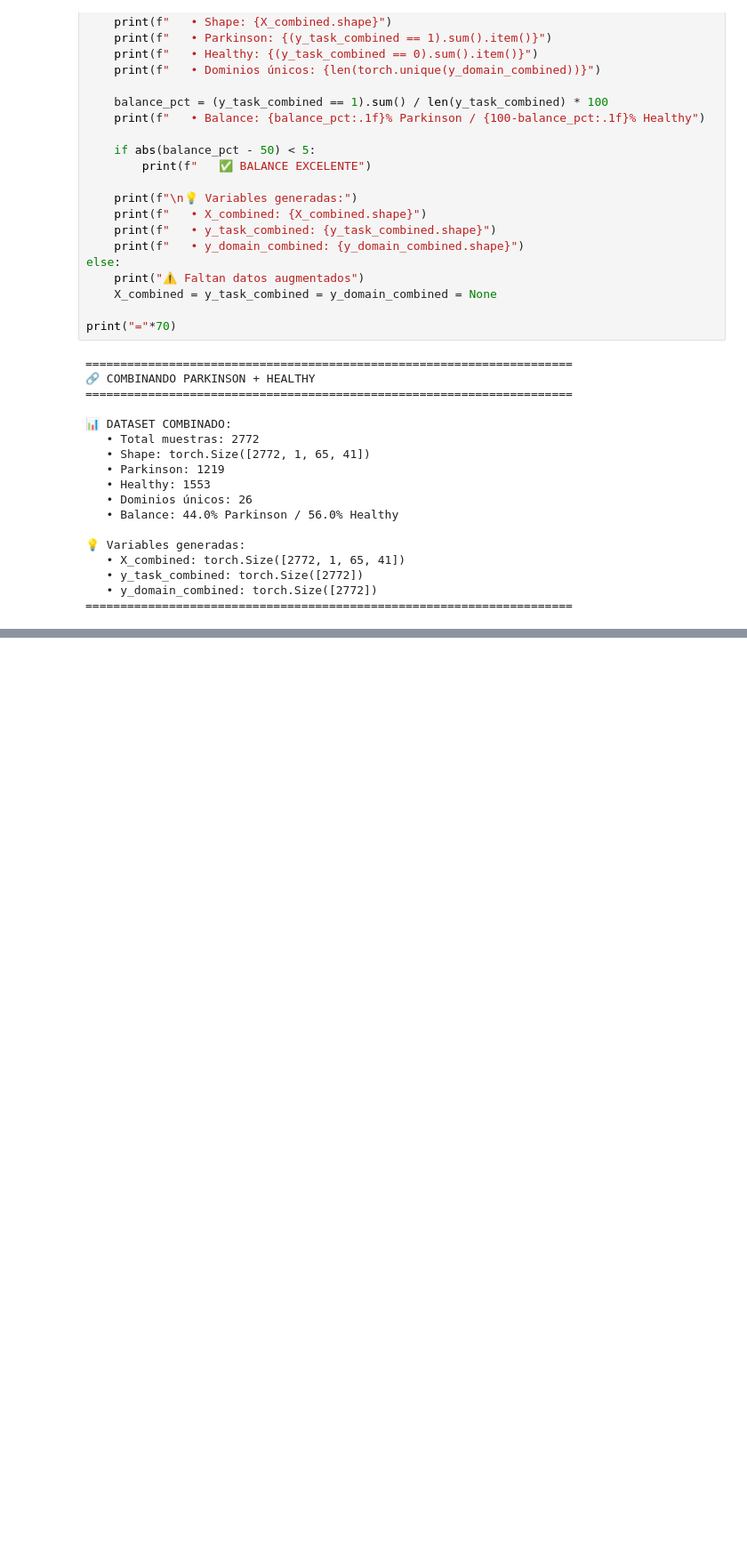
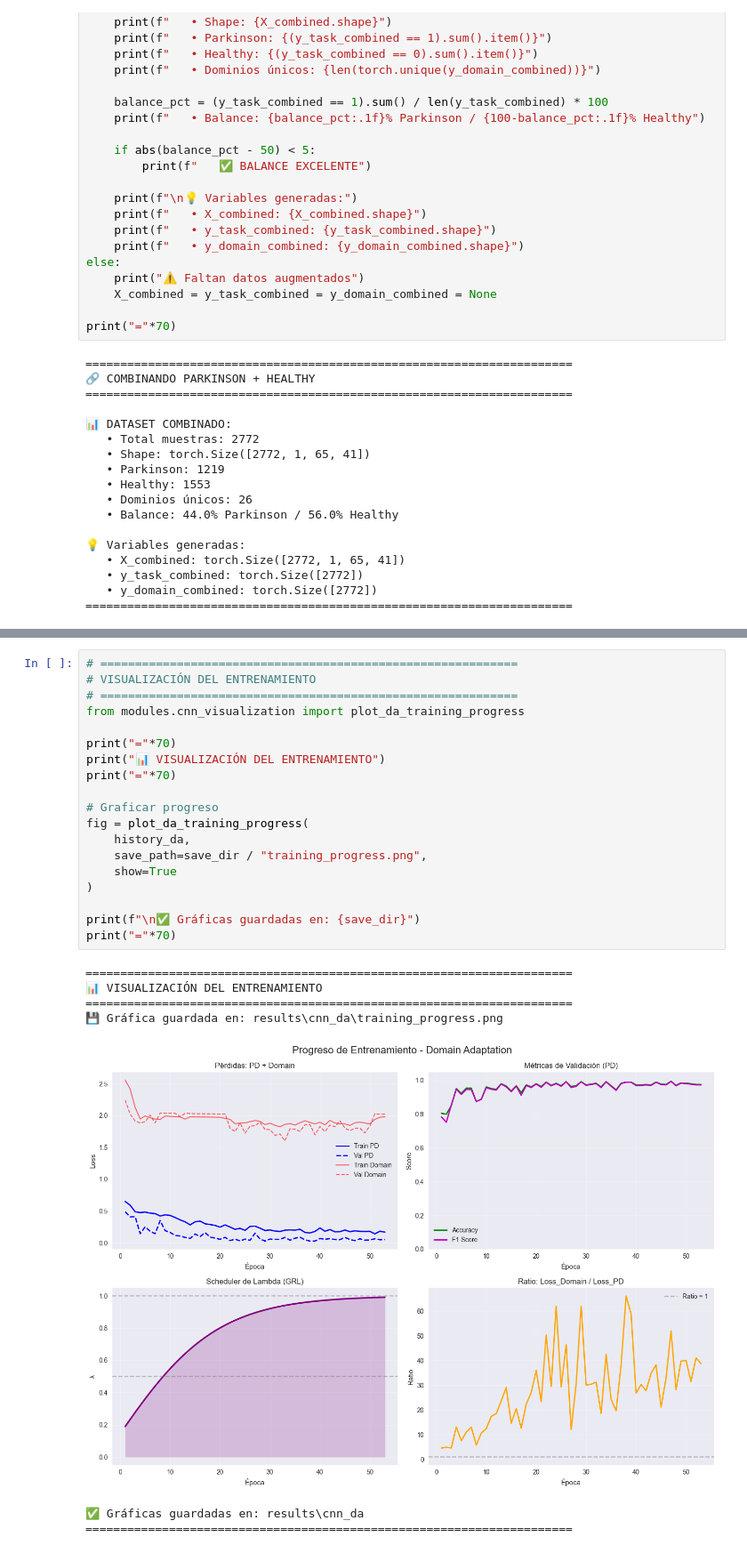
Before and after one commit to fecork/parkinson-voice-uncertainty, a Jupyter notebook: parkinson_voice_analysis.ipynb, the cells around one changed output, grey strips where cells are left out. Shown at 89% size. Drawn from its saved outputs; the diff is of its cells as text; blank space fills up the shorter version.

```diff
--- a/parkinson_voice_analysis.ipynb
+++ b/parkinson_voice_analysis.ipynb
@@ -867,0 +1115,27 @@ print("="*70)
+# %%
+# ============================================================
+# VISUALIZACIÓN DEL ENTRENAMIENTO
+# ============================================================
+from modules.cnn_visualization import plot_da_training_progress
+
+print("="*70)
+print("📊 VISUALIZACIÓN DEL ENTRENAMIENTO")
+print("="*70)
+
+# Graficar progreso
+fig = plot_da_training_progress(
+    history_da,
+    save_path=save_dir / "training_progress.png",
+    show=True
+)
+
+print(f"\n✅ Gráficas guardadas en: {save_dir}")
+print("="*70)
+# %% [output]
+======================================================================
+📊 VISUALIZACIÓN DEL ENTRENAMIENTO
+======================================================================
+💾 Gráfica guardada en: results\cnn_da\training_progress.png
+[figure, added]
+✅ Gráficas guardadas en: results\cnn_da
+======================================================================
```
Also changed, not shown: parts of 9 cells of this notebook, 12 other files.
